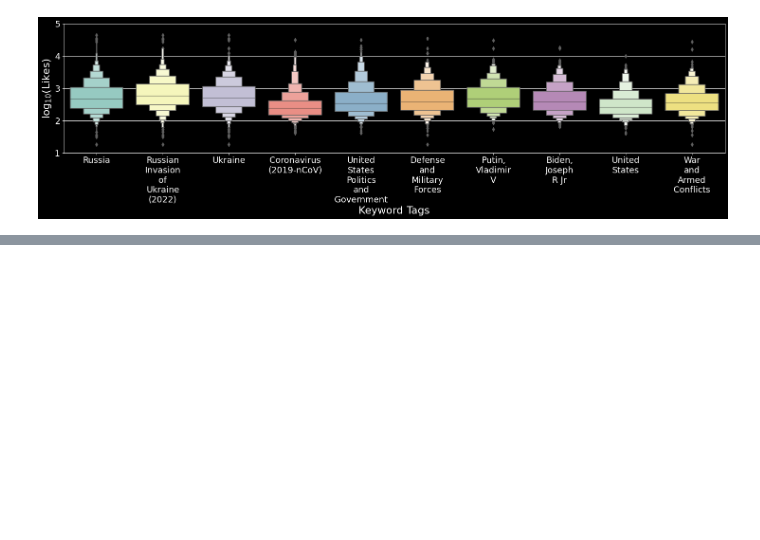
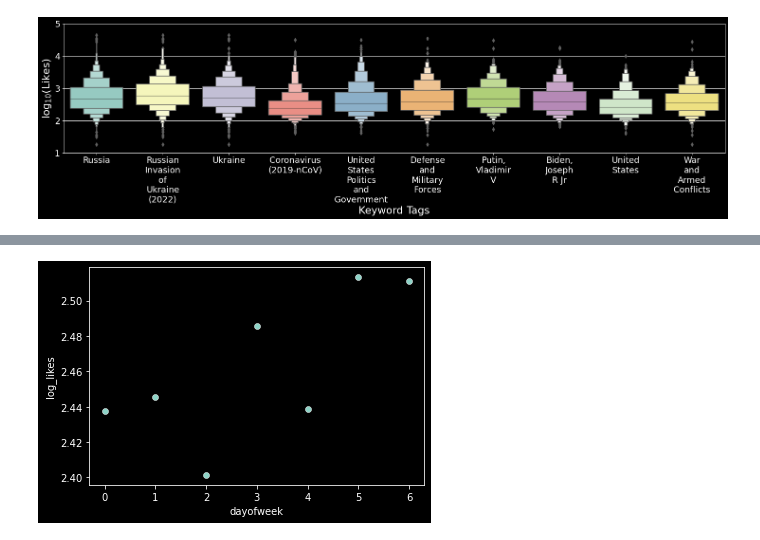
Before and after one commit to dilwong/NewsPopularity, a Jupyter notebook: 6 Visualizations.ipynb, the cells around one changed output, grey strips where cells are left out. Saved outputs shown, nothing was run; the diff lists cells and outputs as text; code cells hidden in the pictures; blank space fills up the shorter version.

```diff
--- a/6 Visualizations.ipynb
+++ b/6 Visualizations.ipynb
@@ -104,0 +131,7 @@ ax.tick_params(axis="x", labelsize=18)
+# %%
+# 0 == Monday
+# 6 == Sunday
+
+sns.scatterplot(data = timedata_df.groupby('dayofweek').agg('median'), x = 'dayofweek', y = 'log_likes');
+# %% [output]
+[figure, added]
```
Also changed, not shown: parts of 20 cells of this notebook, 4 other files.
